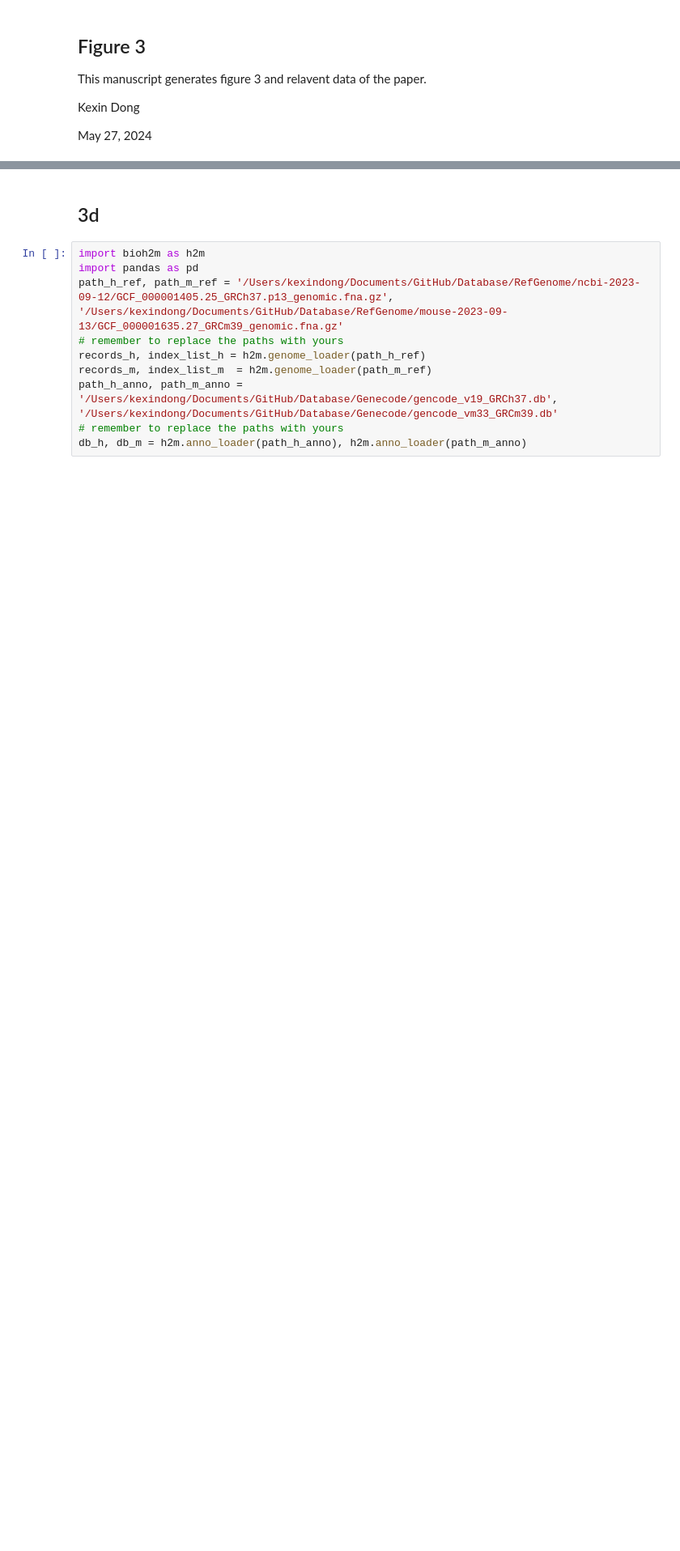
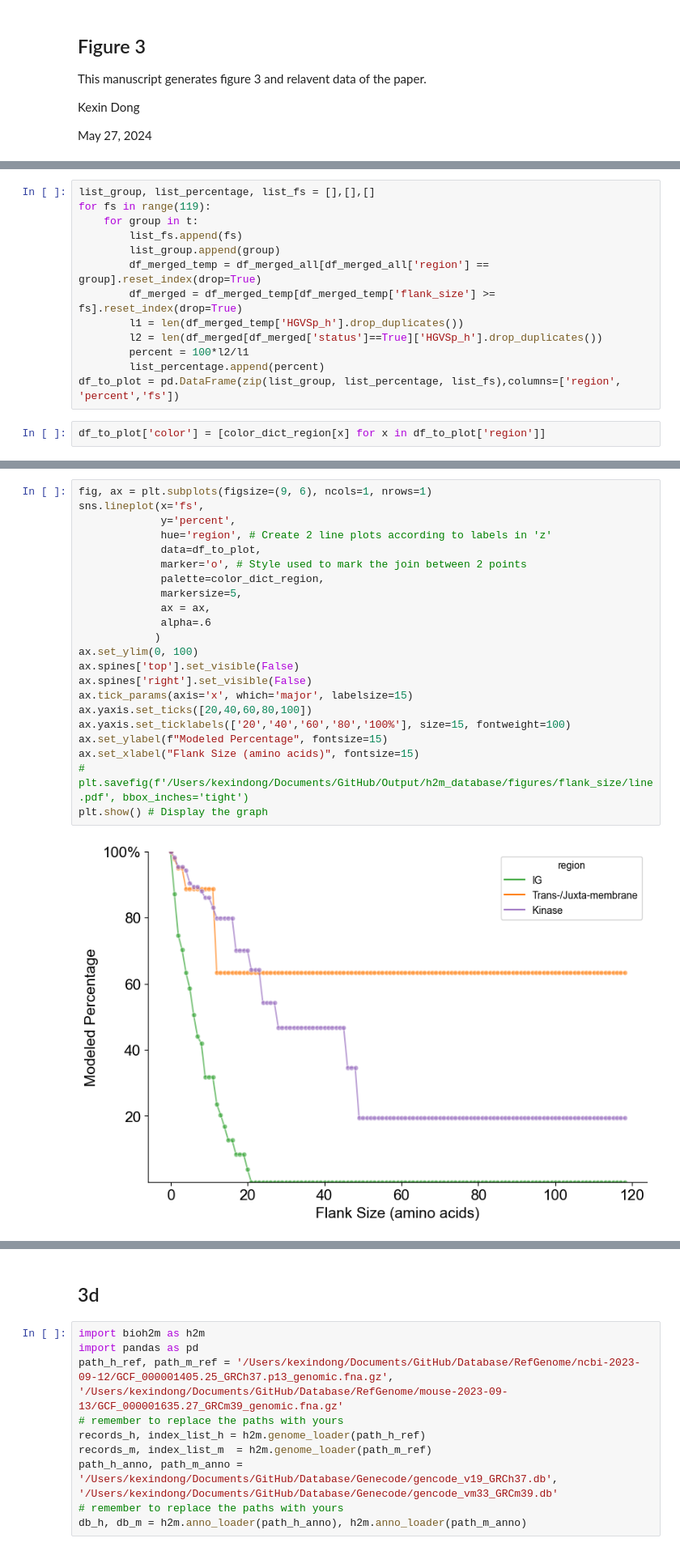
Before and after one commit to kexindon/h2m-public, a Jupyter notebook: figure_generation/figure3.ipynb, the cells around one changed output, grey strips where cells are left out. Shown at 81% size. Drawn from its saved outputs; the diff is of its cells as text; blank space fills up the shorter version.

```diff
--- a/figure_generation/figure3.ipynb
+++ b/figure_generation/figure3.ipynb
@@ -21,0 +196,15 @@ plt.rcParams['font.sans-serif'] = ['Arial']
+# %%
+list_group, list_percentage, list_fs = [],[],[]
+for fs in range(119):
+    for group in t:
+        list_fs.append(fs)
+        list_group.append(group)
+        df_merged_temp = df_merged_all[df_merged_all['region'] == group].reset_index(drop=True)
+        df_merged = df_merged_temp[df_merged_temp['flank_size'] >= fs].reset_index(drop=True)
+        l1 = len(df_merged_temp['HGVSp_h'].drop_duplicates())
+        l2 = len(df_merged[df_merged['status']==True]['HGVSp_h'].drop_duplicates())
+        percent = 100*l2/l1
+        list_percentage.append(percent)
+df_to_plot = pd.DataFrame(zip(list_group, list_percentage, list_fs),columns=['region', 'percent','fs'])
+# %%
+df_to_plot['color'] = [color_dict_region[x] for x in df_to_plot['region']]
@@ -21,0 +229,24 @@ plt.rcParams['font.sans-serif'] = ['Arial']
+# %%
+fig, ax = plt.subplots(figsize=(9, 6), ncols=1, nrows=1)
+sns.lineplot(x='fs',
+             y='percent',
+             hue='region', # Create 2 line plots according to labels in 'z'
+             data=df_to_plot,
+             marker='o', # Style used to mark the join between 2 points
+             palette=color_dict_region,
+             markersize=5,
+             ax = ax,
+             alpha=.6
+            )
+ax.set_ylim(0, 100)
+ax.spines['top'].set_visible(False)
+ax.spines['right'].set_visible(False)
+ax.tick_params(axis='x', which='major', labelsize=15)
+ax.yaxis.set_ticks([20,40,60,80,100])
+ax.yaxis.set_ticklabels(['20','40','60','80','100%'], size=15, fontweight=100)
+ax.set_ylabel(f"Modeled Percentage", fontsize=15)
+ax.set_xlabel("Flank Size (amino acids)", fontsize=15)
+# plt.savefig(f'/Users/kexindong/Documents/GitHub/Output/h2m_database/figures/flank_size/line.pdf', bbox_inches='tight')
+plt.show() # Display the graph
+# %% [output]
+[figure, added]
```
Also changed, not shown: parts of 36 cells of this notebook, 5 other files.
